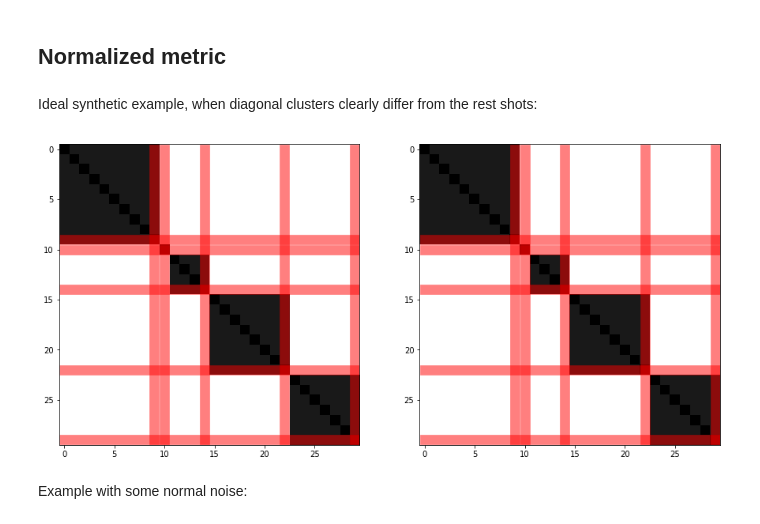
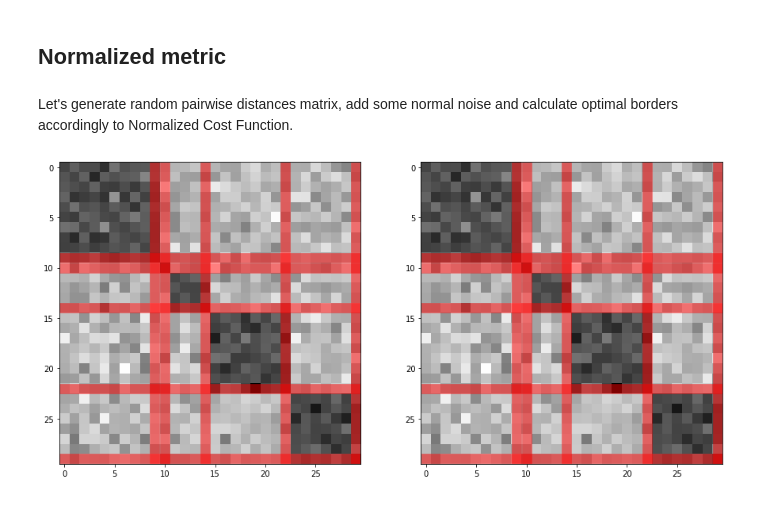
Before and after one commit to ivi-ru/video-scene-detection, a Jupyter notebook: examples.ipynb, the cells around one changed output. Saved outputs shown, nothing was run; the diff lists cells and outputs as text; code cells hidden in the pictures.

Commit message:
Add more tests to examples.ipynb, add more info to readme, fix pull request issues.

```diff
--- a/examples.ipynb
+++ b/examples.ipynb
@@ -123,17 +130,14 @@ plot_distances_chart(distances, optimal_scene_borders, axs[1])
 [figure]
 # %% [markdown]
 ## Normalized metric
-# %% [markdown]
-Ideal synthetic example, when diagonal clusters clearly differ from the rest shots:
+# %% [markdown]
+Let's generate random pairwise distances matrix, add some normal noise and calculate optimal borders accordingly to Normalized Cost Function.
 # %%
-shots_count = 30
 scenes_count = 5
-distances, synth_scene_borders = get_synth_example(shots_count, scenes_count)
+distances, synth_scene_borders = get_synth_example(shots_count, scenes_count, add_noise=True)
 optimal_scene_borders = get_optimal_sequence_nrm(distances, scenes_count)
 figs, axs = plt.subplots(1,2, figsize=(15,15))
 plot_distances_chart(distances, synth_scene_borders, axs[0])
 plot_distances_chart(distances, optimal_scene_borders, axs[1])
 # %% [output]
-[figure, old version]
+[figure, new version]
-# %% [markdown]
-Example with some normal noise:
```
Also changed, not shown: parts of 30 cells of this notebook, 6 other files.
